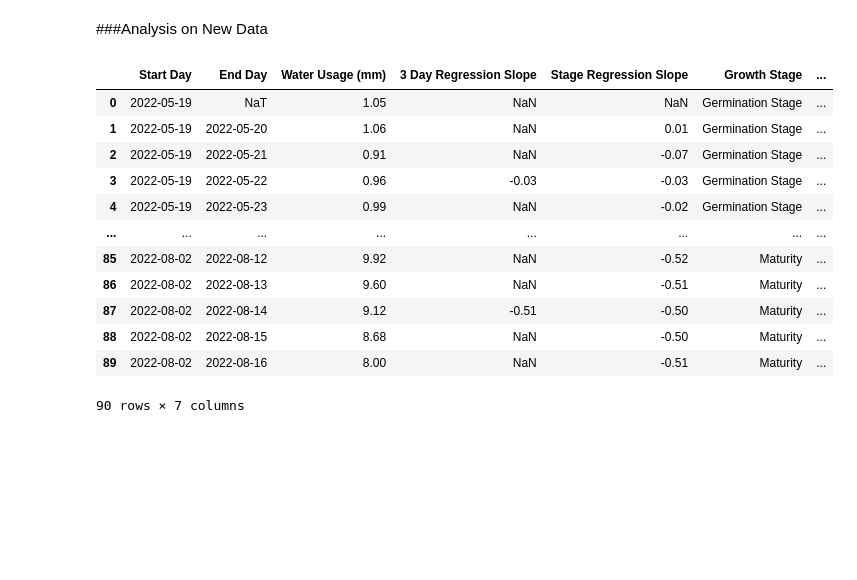
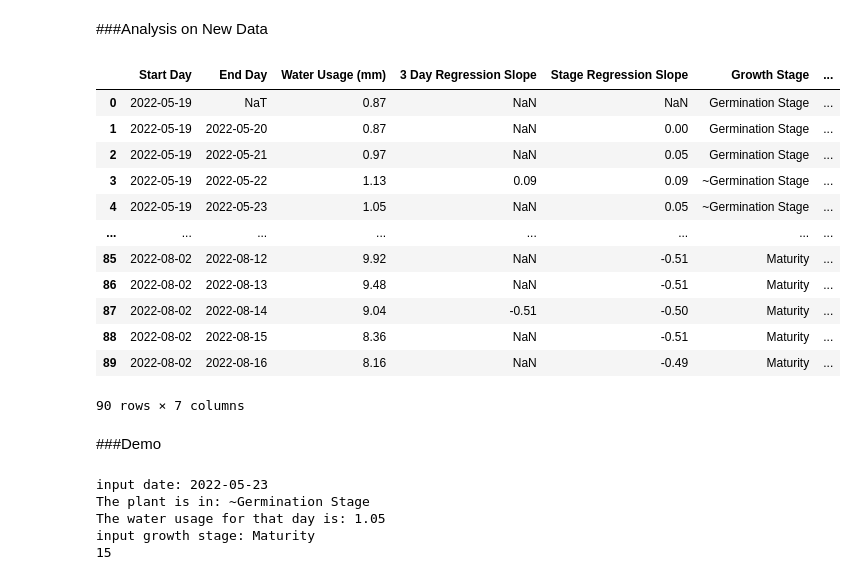
Before and after one commit to tif03/Plant-Growth-and-Water-Usage-Data-Analysis, a Jupyter notebook: stages_of_growth.ipynb, the cells around one changed output. Cells and saved outputs as stored; diff of their text form; code cells hidden in the pictures; blank space fills up the shorter version.

```diff
--- a/stages_of_growth.ipynb
+++ b/stages_of_growth.ipynb
@@ -1545,11 +1549,16 @@ for index in range(1, noise_length):
     noise_3_slope.append(np.nan)
 
   if(math.isclose(t_slope, 0.1, abs_tol = 0.1)):
+
     if(math.isclose(slope, 0.1, abs_tol = 0.1) and noise_y_vals[index] <= 1):
       stage = 'Germination Stage'
 
     elif(noise_y_vals[index] > 1):
       stage = 'Reproductive Stage'
+
+      if(noise_stages[index - 1] == 'Germination Stage'):
+        stage = 'Germination Stage'
+        pass
 
       if(noise_stages[index - 1] == 'Vegitative Growth Stage'):
         noise_start = index
@@ -1558,7 +1567,7 @@ for index in range(1, noise_length):
       if(slope > 0.1):
         stage = '~Reproductive Stage'
 
-      if(noise_stages[index - 1] == 'Germination Stage'):
+      if(noise_stages[index - 1] == 'Germination Stage' or noise_stages[index - 1] == '~Germination Stage'):
         stage = '~Germination Stage'
         pass
 
@@ -1572,42 +1581,73 @@ for index in range(1, noise_length):
     if(noise_stages[index - 1] == 'Germination Stage'):
       noise_start = index
       days = 1
 
   elif(t_slope < -0.1):
     stage = 'Maturity'
 
     if(noise_stages[index - 1] == 'Reproductive Stage'):
       noise_start = index
       days = 1
 
     if(slope > -0.1):
       stage = '~Maturity'
 
   noise_start_days.append(dates[noise_start])
   noise_end_days.append(dates[index])
   noise_slope.append(slope)
   noise_stages.append(stage)
   noise_days_in_growth.append(days)
 
 
 noise_stats_df = noise_stats_df.append(pd.DataFrame(list(zip(noise_start_days, noise_end_days, noise_y_vals, noise_3_slope, noise_slope, noise_stages, noise_days_in_growth)), columns = noise_head))
 #noise_stats_df = noise_stats_df.set_index(pd.Index(list(range(1, len(noise_stats_df)+1))))
 
 
 #stats_df.to_csv(path_final)
 
 noise_stats_df
 # %% [output]
 |  | Start Day | End Day | Water Usage (mm) | 3 Day Regression Slope | Stage Regression Slope | Growth Stage | ... |
-| 0 | 2022-05-19 | NaT | 1.05 | NaN | NaN | Germination Stage | ... |
-| 1 | 2022-05-19 | 2022-05-20 | 1.06 | NaN | 0.01 | Germination Stage | ... |
-| 2 | 2022-05-19 | 2022-05-21 | 0.91 | NaN | -0.07 | Germination Stage | ... |
-| 3 | 2022-05-19 | 2022-05-22 | 0.96 | -0.03 | -0.03 | Germination Stage | ... |
-| 4 | 2022-05-19 | 2022-05-23 | 0.99 | NaN | -0.02 | Germination Stage | ... |
+| 0 | 2022-05-19 | NaT | 0.87 | NaN | NaN | Germination Stage | ... |
+| 1 | 2022-05-19 | 2022-05-20 | 0.87 | NaN | 0.00 | Germination Stage | ... |
+| 2 | 2022-05-19 | 2022-05-21 | 0.97 | NaN | 0.05 | Germination Stage | ... |
+| 3 | 2022-05-19 | 2022-05-22 | 1.13 | 0.09 | 0.09 | ~Germination Stage | ... |
+| 4 | 2022-05-19 | 2022-05-23 | 1.05 | NaN | 0.05 | ~Germination Stage | ... |
 | ... | ... | ... | ... | ... | ... | ... | ... |
-| 85 | 2022-08-02 | 2022-08-12 | 9.92 | NaN | -0.52 | Maturity | ... |
-| 86 | 2022-08-02 | 2022-08-13 | 9.60 | NaN | -0.51 | Maturity | ... |
-| 87 | 2022-08-02 | 2022-08-14 | 9.12 | -0.51 | -0.50 | Maturity | ... |
-| 88 | 2022-08-02 | 2022-08-15 | 8.68 | NaN | -0.50 | Maturity | ... |
-| 89 | 2022-08-02 | 2022-08-16 | 8.00 | NaN | -0.51 | Maturity | ... |
+| 85 | 2022-08-02 | 2022-08-12 | 9.92 | NaN | -0.51 | Maturity | ... |
+| 86 | 2022-08-02 | 2022-08-13 | 9.48 | NaN | -0.51 | Maturity | ... |
+| 87 | 2022-08-02 | 2022-08-14 | 9.04 | -0.51 | -0.50 | Maturity | ... |
+| 88 | 2022-08-02 | 2022-08-15 | 8.36 | NaN | -0.51 | Maturity | ... |
+| 89 | 2022-08-02 | 2022-08-16 | 8.16 | NaN | -0.49 | Maturity | ... |
 90 rows × 7 columns
+# %% [markdown]
+###Demo
+# %%
+#finding the growth stage based on the date and water usage level
+
+date = input('input date: ')
+
+if(not (date in str(noise_stats_df['End Day']))):
+  print('That date is not in the dataframe or the date needs to be in the form of year-month-day')
+
+else:
+
+  stage = noise_stats_df.loc[noise_stats_df['End Day'] == date]['Growth Stage']
+  water_usage = noise_stats_df.loc[noise_stats_df['End Day'] == date]['Water Usage (mm)']
+
+
+  print('The plant is in: ' + stage.to_string(index = False))
+  print('The water usage for that day is: ' + water_usage.to_string(index = False))
+
+
+#finding how many days the plant is in a certain growth stage
+growth_stage = input('input growth stage: ')
+
+sum = noise_stats_df['Growth Stage'].value_counts()[growth_stage] + noise_stats_df['Growth Stage'].value_counts()['~' + growth_stage]
+print('This plant spends ' + sum + ' days in this growth stage')
+# %% [output]
+input date: 2022-05-23
+The plant is in: ~Germination Stage
+The water usage for that day is: 1.05
+input growth stage: Maturity
+15
```
Also changed, not shown: parts of 24 cells of this notebook.
